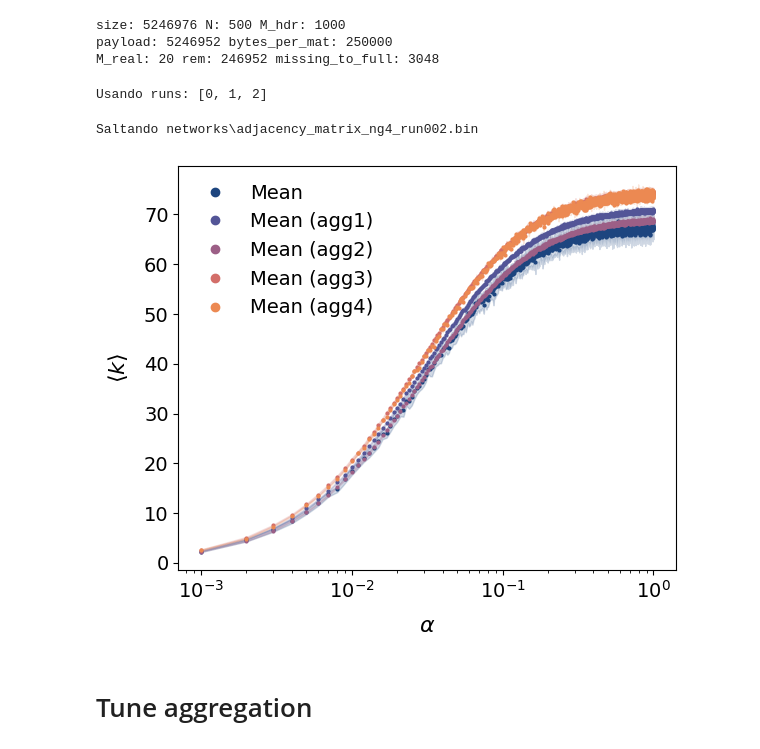
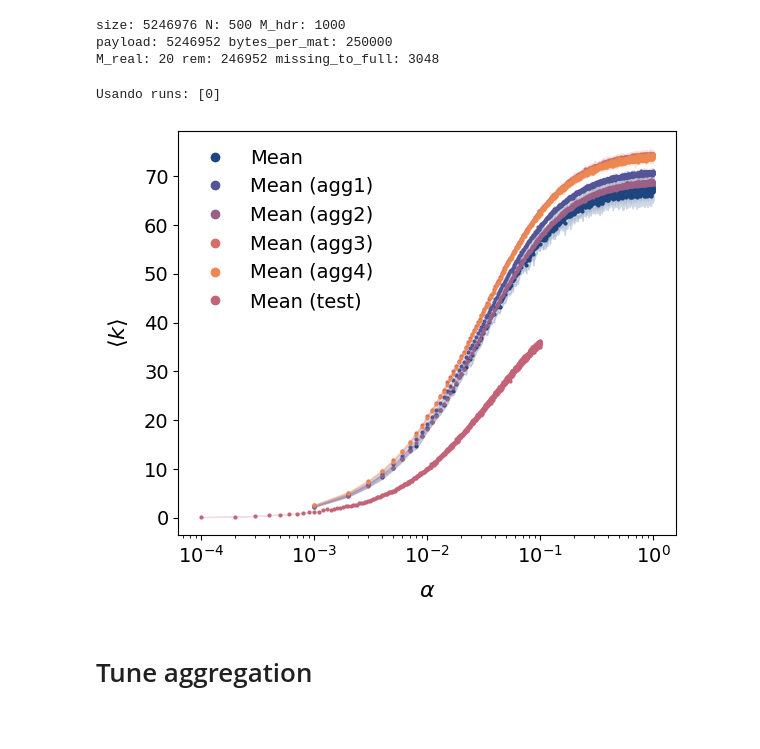
Before and after one commit to underDD/TFM, a Jupyter notebook: plots.ipynb, the cells around one changed output. Cells and saved outputs as stored; diff of their text form; code cells hidden in the pictures.

```diff
--- a/plots.ipynb
+++ b/plots.ipynb
@@ -163,7 +181,11 @@ for file in filenames:
     gcs = gcs_bfs_undirected(A)
     GCS.append(gcs)
 # %%
+import numpy as np
+import pandas as pd
 import matplotlib.pyplot as plt
+from pypalettes import load_cmap
+sunset2 = load_cmap('Sunset2', cmap_type='continuous')
 
 fig, ax1 = plt.subplots(figsize=(6,5))
 
@@ -336,7 +358,7 @@ import glob, os, re
 
 # Esta función busca archivos que sigan un patrón concreto
 # Por ejemplo: networks/adjacency_matrix_ng1_run0.bin, run1.bin, etc.
-def select_runs(pattern="networks/adjacency_matrix_ng4_run*.bin", run_min=None, run_max=None):
+def select_runs(pattern="networks/adjacency_matrix_test_run*.bin", run_min=None, run_max=None):
     files = sorted(glob.glob(pattern))  # obtiene todos los archivos que coinciden con el patrón y los ordena
     out = []
     for f in files:
@@ -418,7 +440,7 @@ def mean_degree_over_runs(files):
 import matplotlib.pyplot as plt
 
 run_min = 0
-run_max = 20  # hasta qué run quieres incluir
+run_max = 1 # hasta qué run quieres incluir
 
 # selecciona los runs dentro de ese rango
 runs = select_runs(run_min=run_min, run_max=run_max)
@@ -433,7 +455,7 @@ alpha, k_mean, k_std, n_runs = mean_degree_over_runs(files)
 
 # guarda resultados en un txt:
 # columnas -> alpha | mean_degree | std_degree
-savedata_file = "mean_degree_over_runs_agg4.txt"
+savedata_file = "mean_degree_over_runs_test.txt"
 
 np.savetxt(
     savedata_file,
@@ -441,8 +463,7 @@ np.savetxt(
     header="alpha\tmean_degree\tstd_degree"
 )
 # %% [output]
-Usando runs: [0, 1, 2]
+Usando runs: [0]
-Saltando networks\adjacency_matrix_ng4_run002.bin
 # %%
 import numpy as np
 import matplotlib.pyplot as plt
@@ -452,6 +473,10 @@ data_agg1 = np.loadtxt("mean_degree_over_runs_agg1.txt")
 data_agg2 = np.loadtxt("mean_degree_over_runs_agg2.txt")
 data_agg3 = np.loadtxt("mean_degree_over_runs_agg3.txt")
 data_agg4 = np.loadtxt("mean_degree_over_runs_agg4.txt")
+data_test = np.loadtxt("mean_degree_over_runs_test.txt")
+
+
+
 
 alpha_random = data_random[:,0]
 mean_degree_random = data_random[:,1]
@@ -472,33 +497,40 @@ std_degree_agg3 = data_agg3[:,2]
 alpha_agg4 = data_agg4[:,0]
 mean_degree_agg4 = data_agg4[:,1]
 std_degree_agg4 = data_agg4[:,2]
 
+alpha_test = data_test[:,0]
+mean_degree_test = data_test[:,1]
+std_degree_test = data_test[:,2]
+
 plt.figure(figsize=(6,5))
 plt.plot(alpha_random, mean_degree_random, marker='o', markersize=2, linestyle='-', lw=0, color=sunset2(0.0),label="Mean")
 plt.fill_between(alpha_random, mean_degree_random-std_degree_random, mean_degree_random+std_degree_random, alpha=0.2, color=sunset2(0.0))
 
 plt.plot(alpha_agg1, mean_degree_agg1, marker='o', markersize=2, linestyle='-', lw=0, color=sunset2(0.2), label="Mean (agg1)")
 plt.fill_between(alpha_agg1, mean_degree_agg1-std_degree_agg1, mean_degree_agg1+std_degree_agg1, alpha=0.2, color=sunset2(0.2))
 
 plt.plot(alpha_agg2, mean_degree_agg2, marker='o', markersize=2, linestyle='-', lw=0, color=sunset2(0.4), label="Mean (agg2)")
 plt.fill_between(alpha_agg2, mean_degree_agg2-std_degree_agg2, mean_degree_agg2+std_degree_agg2, alpha=0.2, color=sunset2(0.4))
 
 plt.plot(alpha_agg3, mean_degree_agg3, marker='o', markersize=2, linestyle='-', lw=0, color=sunset2(0.6), label="Mean (agg3)")
 plt.fill_between(alpha_agg3, mean_degree_agg3-std_degree_agg3, mean_degree_agg3+std_degree_agg3, alpha=0.2, color=sunset2(0.6))
 
 plt.plot(alpha_agg4, mean_degree_agg4, marker='o', markersize=2, linestyle='-', lw=0, color=sunset2(0.8), label="Mean (agg4)")
 plt.fill_between(alpha_agg4, mean_degree_agg4-std_degree_agg4, mean_degree_agg4+std_degree_agg4, alpha=0.2, color=sunset2(0.8))
 
+plt.plot(alpha_test, mean_degree_test, marker='o', markersize=2, linestyle='-', lw=0, color=sunset2(0.5), label="Mean (test)")
+plt.fill_between(alpha_test, mean_degree_test-std_degree_test, mean_degree_test+std_degree_test, alpha=0.2, color=sunset2(0.5))
+
 
 plt.xlabel(r'$\alpha$', fontsize=16, labelpad=10)
 plt.ylabel(r'$\langle k\rangle$', fontsize=16, labelpad=10)
 plt.xscale('log')
 plt.xticks(fontsize=14)
 plt.yticks(fontsize=14)
 plt.tight_layout()
 plt.legend(loc = 'best', frameon = False, fontsize = 14, markerscale = 3)
 plt.show()
 # %% [output]
-[figure, old version]
+[figure, new version]
 # %% [markdown]
 # Tune aggregation
```
Also changed, not shown: parts of 11 cells of this notebook, 6 other files.
